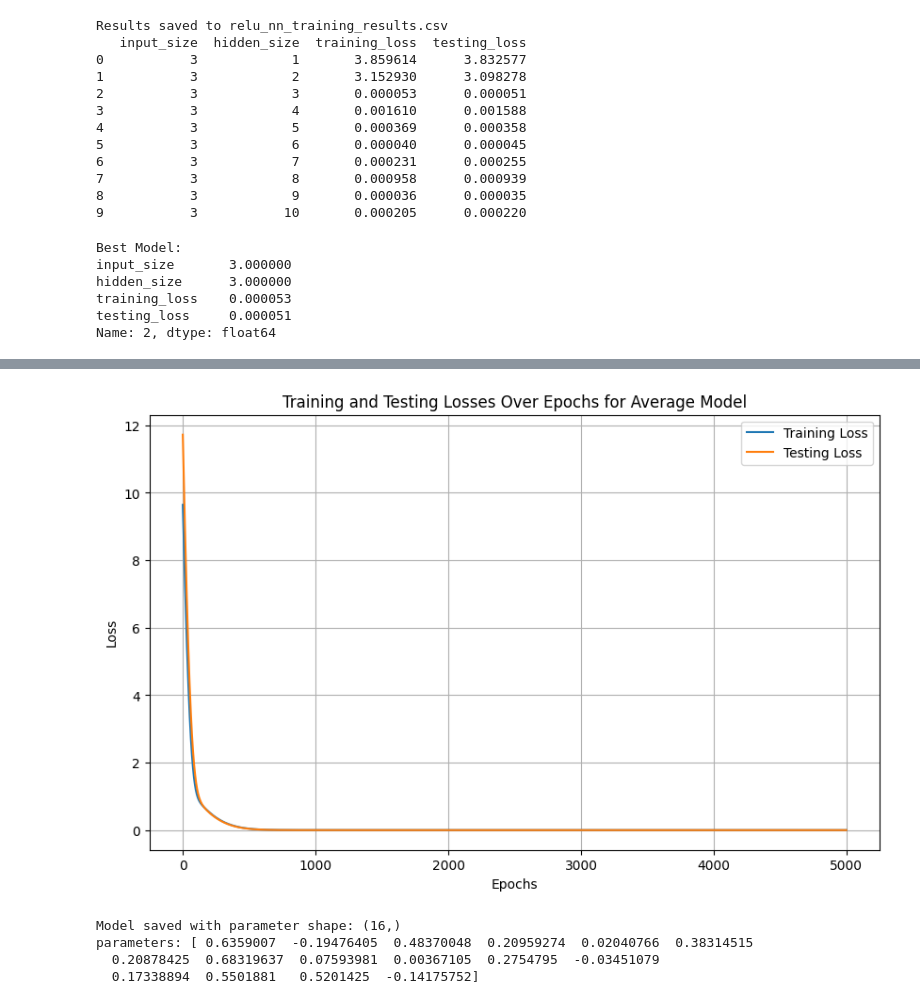
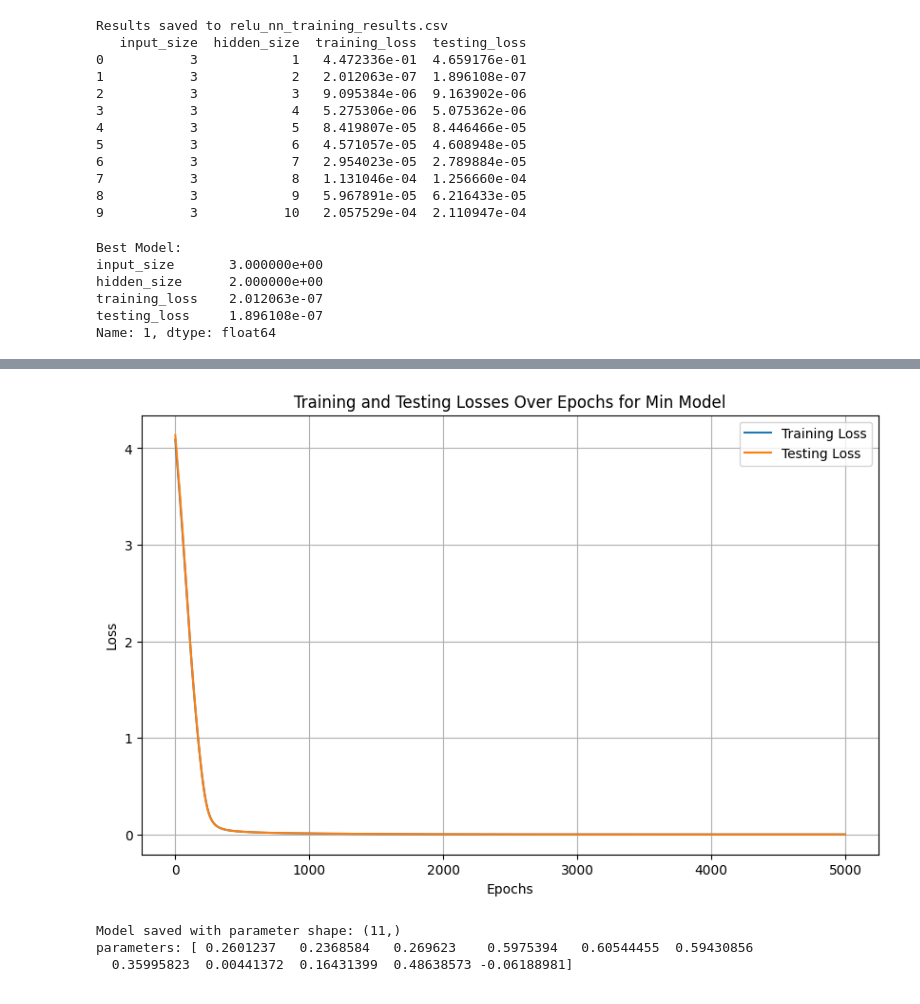
Before and after one commit to Nawsh1337/SWP-Project-RELU, a Jupyter notebook: SWP Project RELU/Final code/Functions/Notebooks/Copy_of_SWP_ReLU_Avg.ipynb, the cells around one changed output, grey strips where cells are left out. Cells and saved outputs as stored; diff of their text form; code cells hidden in the pictures.

```diff
--- a/SWP Project RELU/Final code/Functions/Notebooks/Copy_of_SWP_ReLU_Avg.ipynb
+++ b/SWP Project RELU/Final code/Functions/Notebooks/Copy_of_SWP_ReLU_Avg.ipynb
@@ -12,7 +12,7 @@ class ReLU_MaxNN2(nn.Module):
 
     def forward(self, x):
         hidden_out = self.relu(self.hidden(x))
-        output = self.output(hidden_out)
+        output = self.relu(self.output(hidden_out))
         return output
 # %%
 from sklearn.model_selection import train_test_split
@@ -29,8 +29,8 @@ hidden_sizes = [x+1 for x in range(10)]
 for input_size in input_sizes:
     for hidden_size in hidden_sizes:
 
-        X = torch.rand(num_samples, input_size) * 10  #Random inputs between 0 and 10
-        Y = torch.mean(X, dim=1, keepdim=True)  #True avg of inputs
+        X = torch.rand(num_samples, input_size) * 20 - 10  #Random inputs between -10 and 10
+        Y = torch.max(torch.tensor(0), torch.mean(X, dim=1, keepdim=True))  #True min of inputs or 0 (relu)
 
         #Split into training and testing data
         X_train, X_test, Y_train, Y_test = train_test_split(
@@ -72,22 +72,22 @@ print(results_df)
 # %% [output]
 Results saved to relu_nn_training_results.csv
    input_size  hidden_size  training_loss  testing_loss
-0           3            1       3.859614      3.832577
-1           3            2       3.152930      3.098278
-2           3            3       0.000053      0.000051
-3           3            4       0.001610      0.001588
-4           3            5       0.000369      0.000358
-5           3            6       0.000040      0.000045
-6           3            7       0.000231      0.000255
-7           3            8       0.000958      0.000939
-8           3            9       0.000036      0.000035
-9           3           10       0.000205      0.000220
+0           3            1   4.472336e-01  4.659176e-01
+1           3            2   2.012063e-07  1.896108e-07
+2           3            3   9.095384e-06  9.163902e-06
+3           3            4   5.275306e-06  5.075362e-06
+4           3            5   8.419807e-05  8.446466e-05
+5           3            6   4.571057e-05  4.608948e-05
+6           3            7   2.954023e-05  2.789884e-05
+7           3            8   1.131046e-04  1.256660e-04
+8           3            9   5.967891e-05  6.216433e-05
+9           3           10   2.057529e-04  2.110947e-04
 # %%
 df = pd.read_csv("relu_nn_training_results.csv")
 
 min_loss = df["testing_loss"].min()
 
-epsilon = 0.3  #Allowable margin for loss
+epsilon = 0.05  #Allowable margin for loss
 
 filtered_df = df[df["testing_loss"] <= min_loss + epsilon]
 
@@ -97,11 +97,11 @@ print("Best Model:")
 print(best_model)
 # %% [output]
 Best Model:
-input_size       3.000000
-hidden_size      3.000000
-training_loss    0.000053
-testing_loss     0.000051
-Name: 2, dtype: float64
+input_size       3.000000e+00
+hidden_size      2.000000e+00
+training_loss    2.012063e-07
+testing_loss     1.896108e-07
+Name: 1, dtype: float64
 # %%
 import matplotlib.pyplot as plt
 
@@ -110,8 +110,8 @@ best_hidden_size = int(best_model_info['hidden_size'])
 print(f"Best model has {best_hidden_size} hidden units with testing loss {best_model_info['testing_loss']:.4f}")
 
 torch.manual_seed(42)
-test_samples = torch.rand(10, 3) * 10
-test_labels = torch.mean(test_samples, dim=1, keepdim=True)
+test_samples = torch.rand(20000, 3) * 20 - 10
+test_labels = torch.max(torch.tensor(0), torch.mean(test_samples, dim=1, keepdim=True))
 
 input_size = 3
 best_model = ReLU_MaxNN2(input_size, best_hidden_size)
@@ -154,7 +154,7 @@ plt.plot(range(epochs), train_losses, label='Training Loss')
 plt.plot(range(epochs), test_losses, label='Testing Loss')
 plt.xlabel('Epochs')
 plt.ylabel('Loss')
-plt.title('Training and Testing Losses Over Epochs for Average Model')
+plt.title('Training and Testing Losses Over Epochs for Min Model')
 plt.legend()
 plt.grid(True)
 plt.show()
@@ -179,7 +179,5 @@ Mean Absolute Error: 0.0041
-[figure, old version]
+[figure, new version]
 # %%
-torch.save(best_model.state_dict(), 'best_relu_avg_model.pth')
-
 import numpy as np
 model_params = np.concatenate([
     param.data.numpy().flatten()
@@ -190,7 +188,6 @@ np.save('model_weights_biases.npy', model_params)
 print("Model saved with parameter shape:", model_params.shape)
 print("parameters:", model_params)
 # %% [output]
-Model saved with parameter shape: (16,)
-parameters: [ 0.6359007  -0.19476405  0.48370048  0.20959274  0.02040766  0.38314515
-  0.20878425  0.68319637  0.07593981  0.00367105  0.2754795  -0.03451079
-  0.17338894  0.5501881   0.5201425  -0.14175752]
+Model saved with parameter shape: (11,)
+parameters: [ 0.2601237   0.2368584   0.269623    0.5975394   0.60544455  0.59430856
+  0.35995823  0.00441372  0.16431399  0.48638573 -0.06188981]
```
Also changed, not shown: parts of 1 cell of this notebook, 20 other files.
